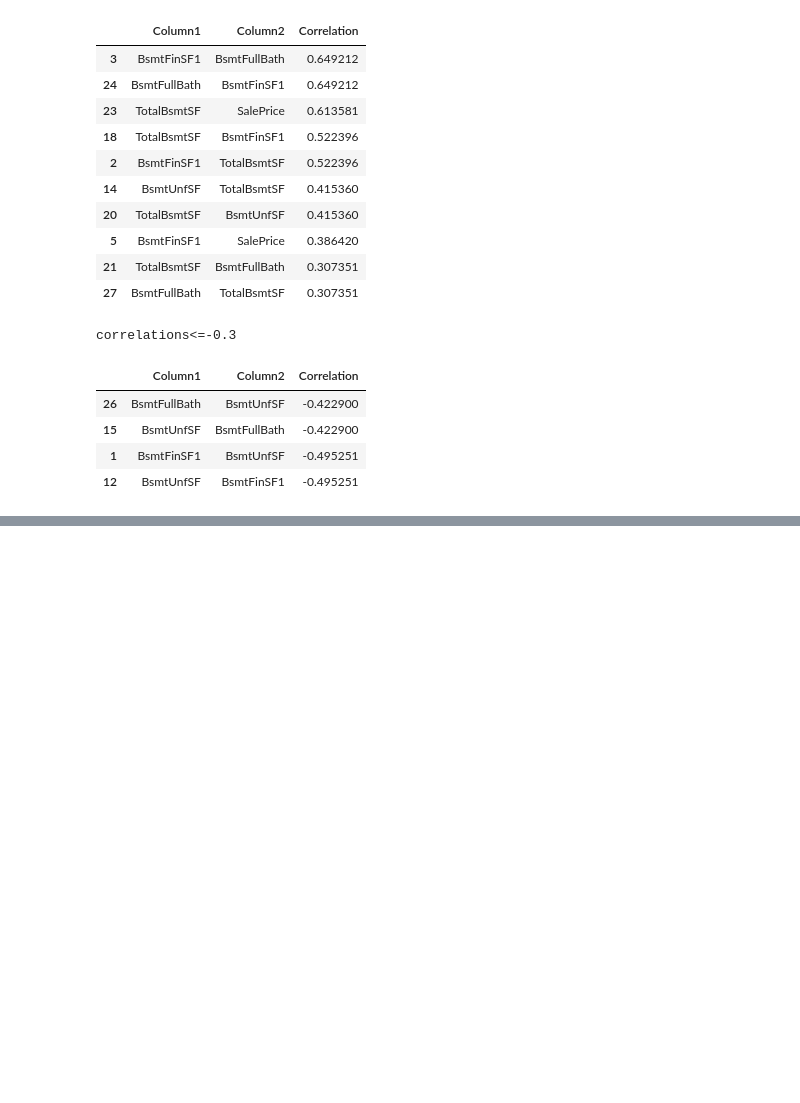
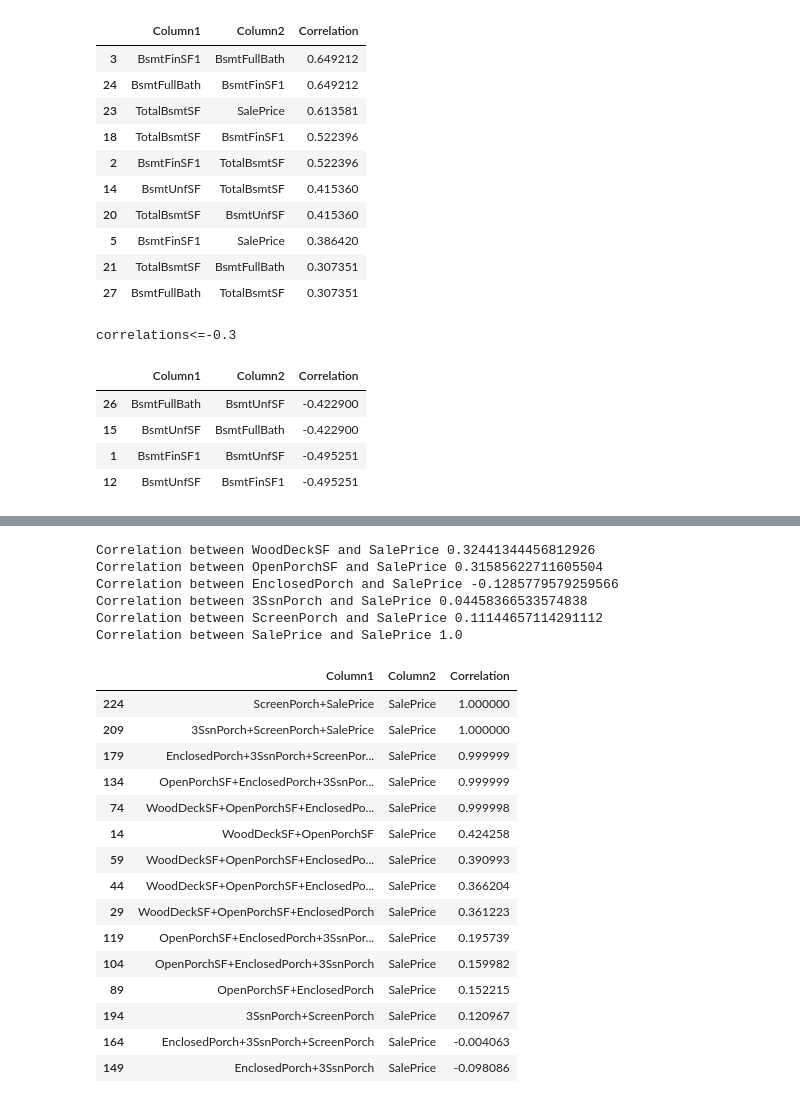
Before and after one commit to Anurag163/Kaggle--House-Prediction, a Jupyter notebook: House prediction Script.ipynb, the cells around one changed output, grey strips where cells are left out. Drawn from its saved outputs; the diff is of its cells as text; code cells hidden in the pictures; blank space fills up the shorter version.

Commit message:
Feature engineering Wood+Porsch variables

```diff
--- a/House prediction Script.ipynb
+++ b/House prediction Script.ipynb
@@ -430,0 +447,8 @@ saw halfbath has a slight negative relation against saleprice We can delete the
+# %%
+#Moving on to wood deck and porsch variables
+Wood_porsch_col=['WoodDeckSF','OpenPorchSF','EnclosedPorch','3SsnPorch','ScreenPorch','SalePrice']
+Wood_porsch_col_df=numeric_cols_df[Wood_porsch_col]
+Wood_porsch_corr=Wood_porsch_col_df.corr()
+
+for col in Wood_porsch_col:
+     print(f'Correlation between {col} and SalePrice' ,Wood_porsch_corr.loc[col,'SalePrice'])
@@ -430,0 +462,68 @@ saw halfbath has a slight negative relation against saleprice We can delete the
+# %%
+#Feature engineering wood and porsch cols
+numeric_cols_df_wood_porsch_feat_eng = numeric_cols_df_Total_sq_feet.copy()
+
+New_wood_porsch_cols=[]
+for i in range(len(Wood_porsch_col) - 1):
+     for j in range(i + 1, len(Wood_porsch_col)):
+         New_wood_porsch_cols.append('+'.join(Wood_porsch_col[i:j + 1]))
+
+for i in New_wood_porsch_cols:
+     split_cols=i.split('+')
+     split_cols_len=len(split_cols)
+     numeric_cols_df_wood_porsch_feat_eng[i]=0
+     for j in split_cols:
+         numeric_cols_df_wood_porsch_feat_eng[i]+=numeric_cols_df_wood_porsch_feat_eng[j]
+
+#Creating correlation matrix from numeric_cols_df_bsmt_feat_eng
+correlation_matrix_numeric_cols_df_wood_porsch_feat_eng=numeric_cols_df_wood_porsch_feat_eng.corr()
+
+multicollinearity_output_porsch = ''
+for i in New_wood_porsch_cols:
+     for j in New_wood_porsch_cols:
+         if correlation_matrix_numeric_cols_df_wood_porsch_feat_eng.loc[i, j] != 1:
+             multicollinearity_output_porsch += f'multicollinearity for columns {i} and {j} {correlation_matrix_numeric_cols_df_wood_porsch_feat_eng.loc[i, j]}\n'
+     multicollinearity_output_porsch += f'multicollinearity for columns {i} and SalePrice {correlation_matrix_numeric_cols_df_wood_porsch_feat_eng.loc[i, "SalePrice"]}\n\n'
+
+ # Now, let's process the output and create a DataFrame
+data_wood_porsch = []
+for line in multicollinearity_output_porsch.strip().split('\n'):
+     match = re.match(r"multicollinearity for columns (.+) and (.+) ([-\d\.]+)", line)
+     if match:
+         col1, col2, value = match.groups()
+
+         data_wood_porsch.append([col1, col2, float(value)])
+
+df_wood_porsch_feat_correlation = pd.DataFrame(data_wood_porsch, columns=['Column1', 'Column2', 'Correlation'])
+df_wood_porsch_feat_correlation_sorted=df_wood_porsch_feat_correlation.sort_values(by='Correlation',ascending=False)
+
+for col in Wood_porsch_col:
+     print(f'Correlation between {col} and SalePrice' ,Wood_porsch_corr.loc[col,'SalePrice'])
+
+display(df_wood_porsch_feat_correlation_sorted[df_wood_porsch_feat_correlation_sorted['Column2']=='SalePrice'])
+
+
+print('WoodDeckSF+OpenPorchSF+EnclosedPorch+3SsnPorch+ScreenPorch has 0.39 correlation. We can use this instead of other separate cols')
+# %% [output]
+Correlation between WoodDeckSF and SalePrice 0.32441344456812926
+Correlation between OpenPorchSF and SalePrice 0.31585622711605504
+Correlation between EnclosedPorch and SalePrice -0.1285779579259566
+Correlation between 3SsnPorch and SalePrice 0.04458366533574838
+Correlation between ScreenPorch and SalePrice 0.11144657114291112
+Correlation between SalePrice and SalePrice 1.0
+|  | Column1 | Column2 | Correlation |
+| 224 | ScreenPorch+SalePrice | SalePrice | 1.000000 |
+| 209 | 3SsnPorch+ScreenPorch+SalePrice | SalePrice | 1.000000 |
+| 179 | EnclosedPorch+3SsnPorch+ScreenPor... | SalePrice | 0.999999 |
+| 134 | OpenPorchSF+EnclosedPorch+3SsnPor... | SalePrice | 0.999999 |
+| 74 | WoodDeckSF+OpenPorchSF+EnclosedPo... | SalePrice | 0.999998 |
+| 14 | WoodDeckSF+OpenPorchSF | SalePrice | 0.424258 |
+| 59 | WoodDeckSF+OpenPorchSF+EnclosedPo... | SalePrice | 0.390993 |
+| 44 | WoodDeckSF+OpenPorchSF+EnclosedPo... | SalePrice | 0.366204 |
+| 29 | WoodDeckSF+OpenPorchSF+EnclosedPorch | SalePrice | 0.361223 |
+| 119 | OpenPorchSF+EnclosedPorch+3SsnPor... | SalePrice | 0.195739 |
+| 104 | OpenPorchSF+EnclosedPorch+3SsnPorch | SalePrice | 0.159982 |
+| 89 | OpenPorchSF+EnclosedPorch | SalePrice | 0.152215 |
+| 194 | 3SsnPorch+ScreenPorch | SalePrice | 0.120967 |
+| 164 | EnclosedPorch+3SsnPorch+ScreenPorch | SalePrice | -0.004063 |
+| 149 | EnclosedPorch+3SsnPorch | SalePrice | -0.098086 |
```
Also changed, not shown: parts of 6 cells of this notebook.
